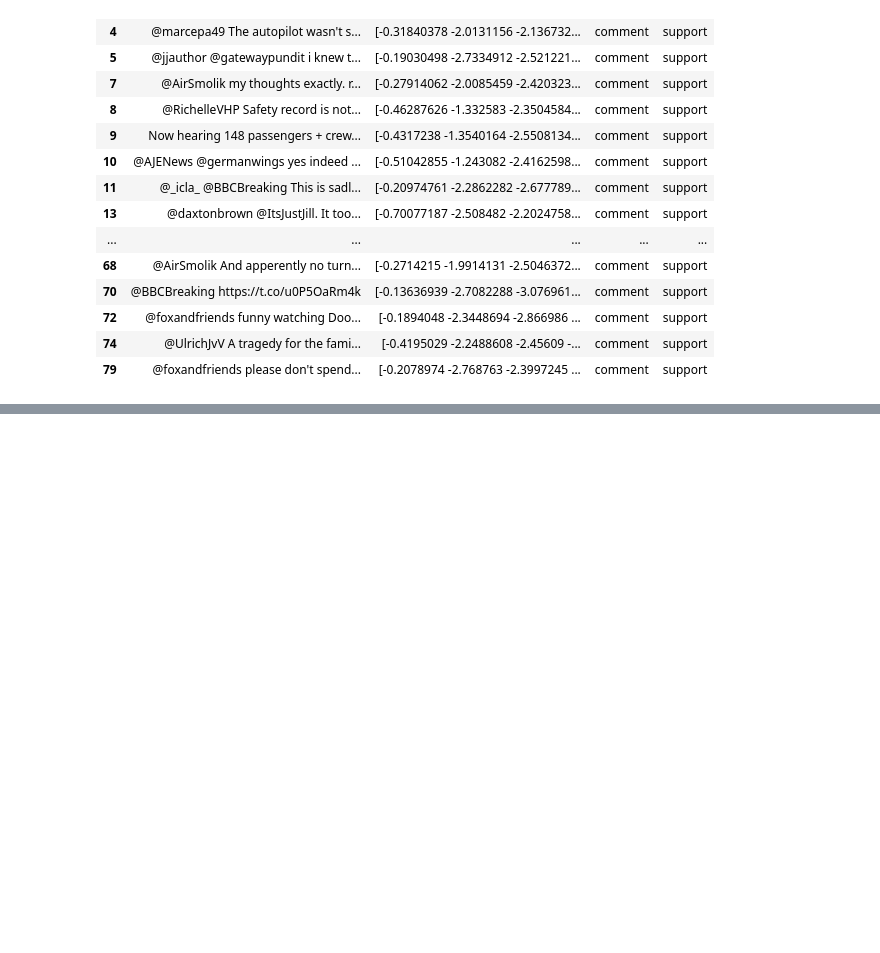
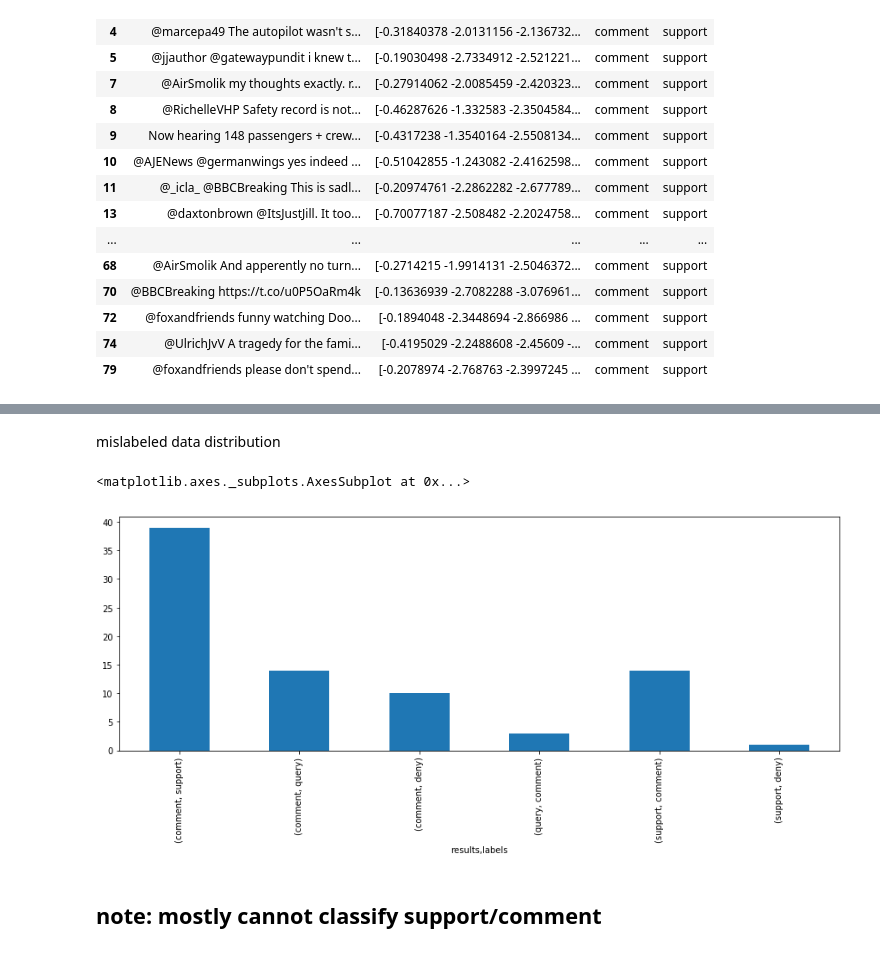
Before and after one commit to NicoleLam/NLP-text-classification, a Jupyter notebook: data_analysis.ipynb, the cells around one changed output, grey strips where cells are left out. Drawn from its saved outputs; the diff is of its cells as text; code cells hidden in the pictures; blank space fills up the shorter version.

```diff
--- a/data_analysis.ipynb
+++ b/data_analysis.ipynb
@@ -345,0 +426,9 @@ def data_percent(df):
+# %% [markdown]
+mislabeled data distribution
+# %%
+error['labels'].groupby(error['results']).value_counts().plot(kind = 'bar', figsize = (15,5))
+# %% [output]
+<matplotlib.axes._subplots.AxesSubplot at 0x...>
+[figure, added]
+# %% [markdown]
+## note: mostly cannot classify support/comment
```
Also changed, not shown: parts of 19 cells of this notebook.
